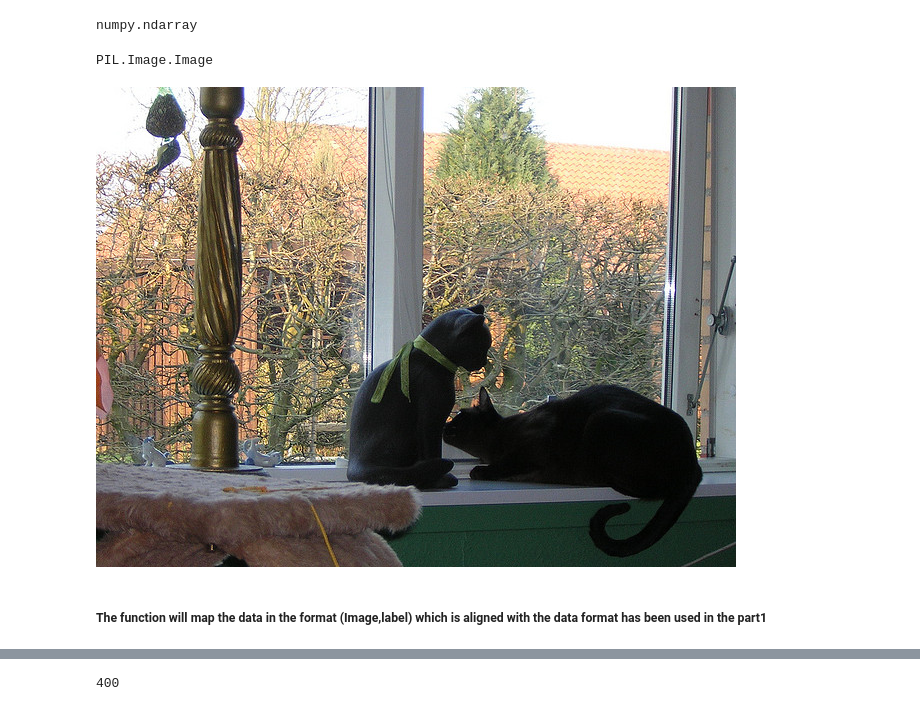
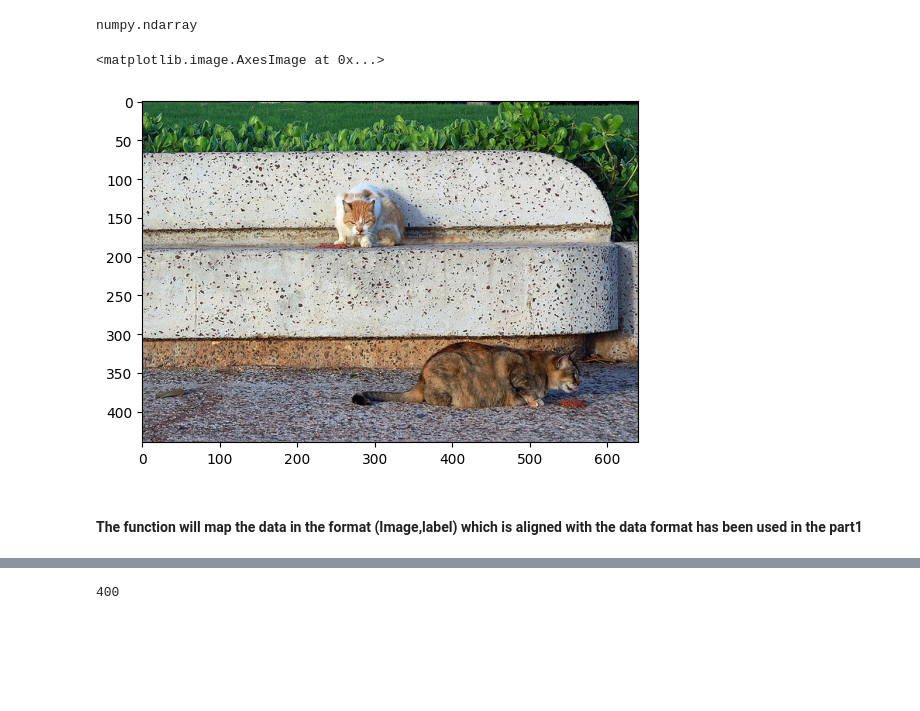
Before and after one commit to bidekani/GU-Assignment-2, a Jupyter notebook: demo1-part2.ipynb, the cells around one changed output, grey strips where cells are left out. Saved outputs shown, nothing was run; the diff lists cells and outputs as text; code cells hidden in the pictures; blank space fills up the shorter version.

```diff
--- a/demo1-part2.ipynb
+++ b/demo1-part2.ipynb
@@ -101,12 +98,9 @@ img2=Image.fromarray(img)
-# %%
-type(img2)
-# %% [output]
-PIL.Image.Image
-# %%
-img2
-# %% [output]
-[figure, removed]
+# %%
+plt.imshow(img)
+# %% [output]
+<matplotlib.image.AxesImage at 0x...>
+[figure, added]
 # %% [markdown]
-##### The function will map the data in the format (Image,label) which is aligned with the data format has been used in the part1
+#### The function will map the data in the format (Image,label) which is aligned with the data format has been used in the part1
 # %%
 def get_data(meta,label, datadir="/scratch/lt2316-h18-resources/coco/train2017"):
```
Also changed, not shown: parts of 40 cells of this notebook.
